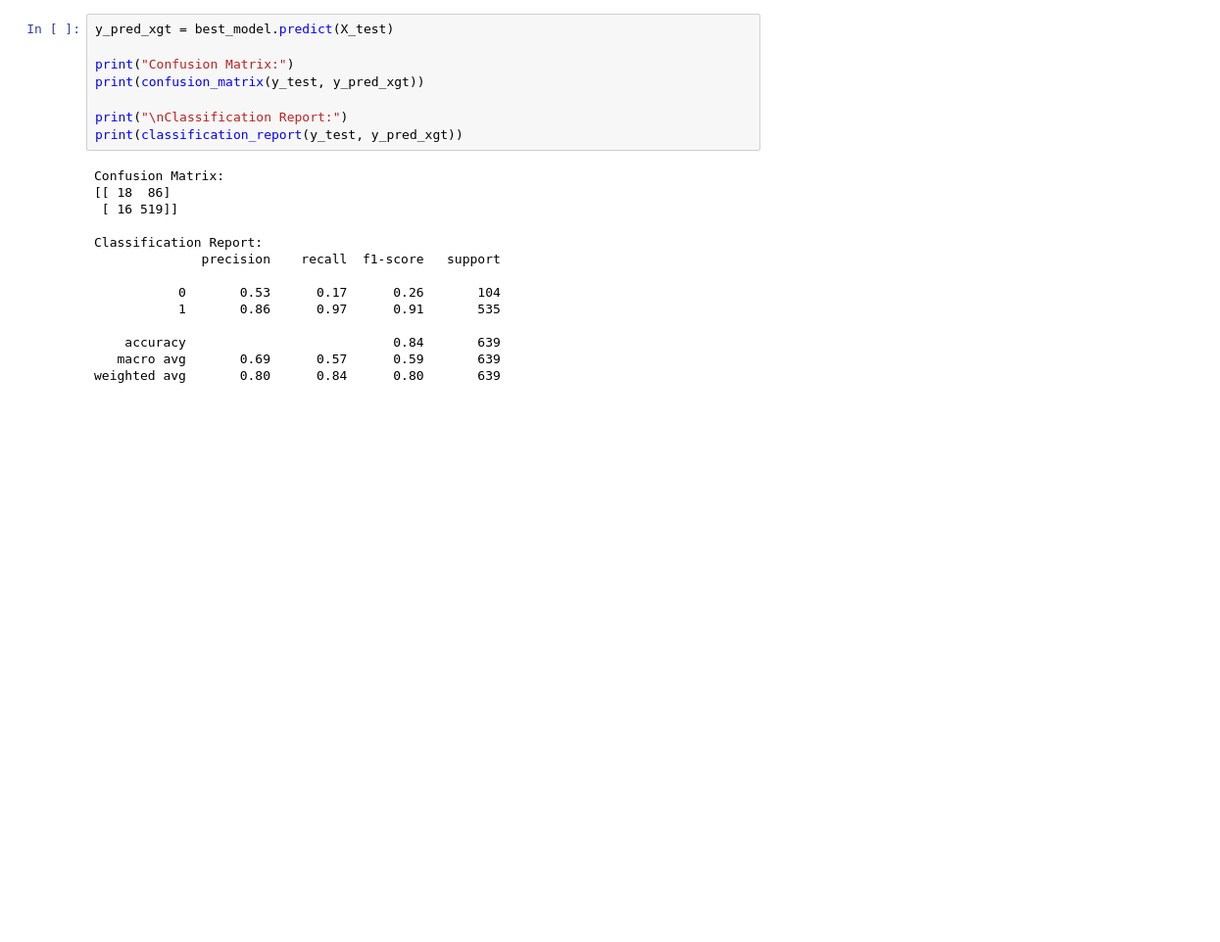
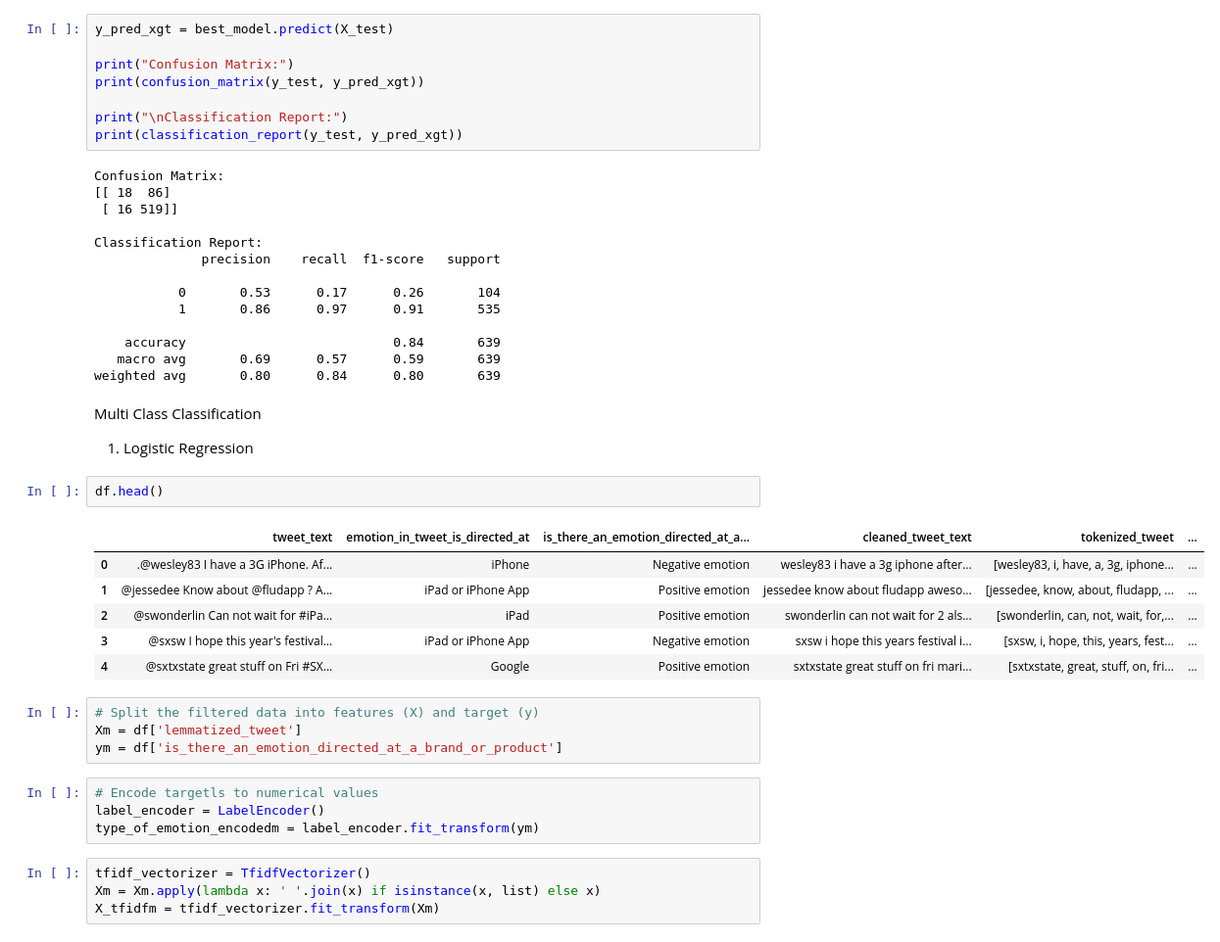
Before and after one commit to Gladwellchebelyon/Twitter-Sentiment-Analysis, a Jupyter notebook: twitter_sentiment_analysis.ipynb, the cells around one changed output. Shown: that part at 98% size. Drawn from its saved outputs; the diff is of its cells as text; blank space fills up the shorter version.

```diff
--- a/twitter_sentiment_analysis.ipynb
+++ b/twitter_sentiment_analysis.ipynb
@@ -471,3 +462,27 @@ Classification Report:
     accuracy                           0.84       639
    macro avg       0.69      0.57      0.59       639
 weighted avg       0.80      0.84      0.80       639
+# %% [markdown]
+Multi Class Classification
+1. Logistic Regression
+# %%
+df.head()
+# %% [output]
+|  | tweet_text | emotion_in_tweet_is_directed_at | is_there_an_emotion_directed_at_a... | cleaned_tweet_text | tokenized_tweet | ... |
+| 0 | .@wesley83 I have a 3G iPhone. Af... | iPhone | Negative emotion | wesley83 i have a 3g iphone after... | [wesley83, i, have, a, 3g, iphone... | ... |
+| 1 | @jessedee Know about @fludapp ? A... | iPad or iPhone App | Positive emotion | jessedee know about fludapp aweso... | [jessedee, know, about, fludapp, ... | ... |
+| 2 | @swonderlin Can not wait for #iPa... | iPad | Positive emotion | swonderlin can not wait for 2 als... | [swonderlin, can, not, wait, for,... | ... |
+| 3 | @sxsw I hope this year's festival... | iPad or iPhone App | Negative emotion | sxsw i hope this years festival i... | [sxsw, i, hope, this, years, fest... | ... |
+| 4 | @sxtxstate great stuff on Fri #SX... | Google | Positive emotion | sxtxstate great stuff on fri mari... | [sxtxstate, great, stuff, on, fri... | ... |
+# %%
+# Split the filtered data into features (X) and target (y)
+Xm = df['lemmatized_tweet']
+ym = df['is_there_an_emotion_directed_at_a_brand_or_product']
+# %%
+# Encode targetls to numerical values
+label_encoder = LabelEncoder()
+type_of_emotion_encodedm = label_encoder.fit_transform(ym)
+# %%
+tfidf_vectorizer = TfidfVectorizer()
+Xm = Xm.apply(lambda x: ' '.join(x) if isinstance(x, list) else x)
+X_tfidfm = tfidf_vectorizer.fit_transform(Xm)
```
Also changed, not shown: parts of 21 cells of this notebook, 1 other file.
